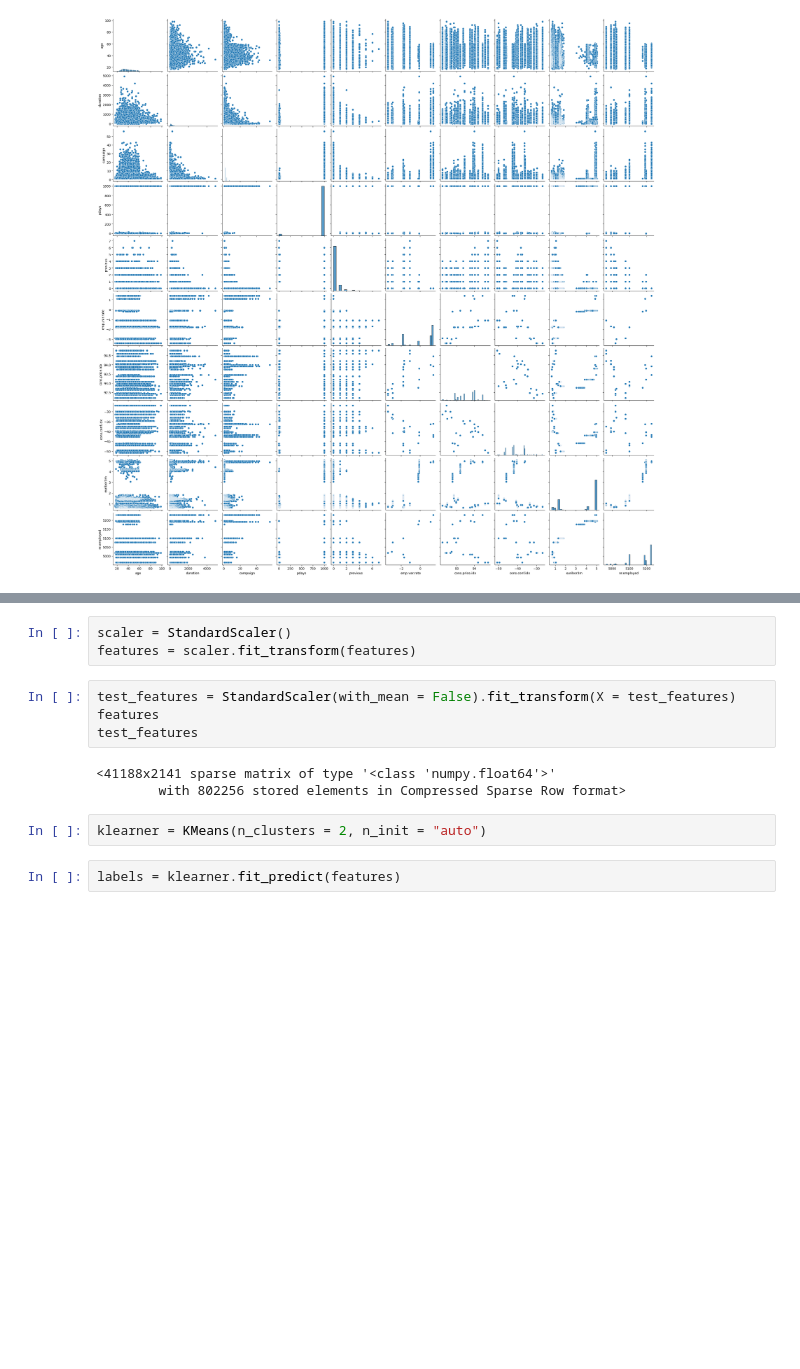
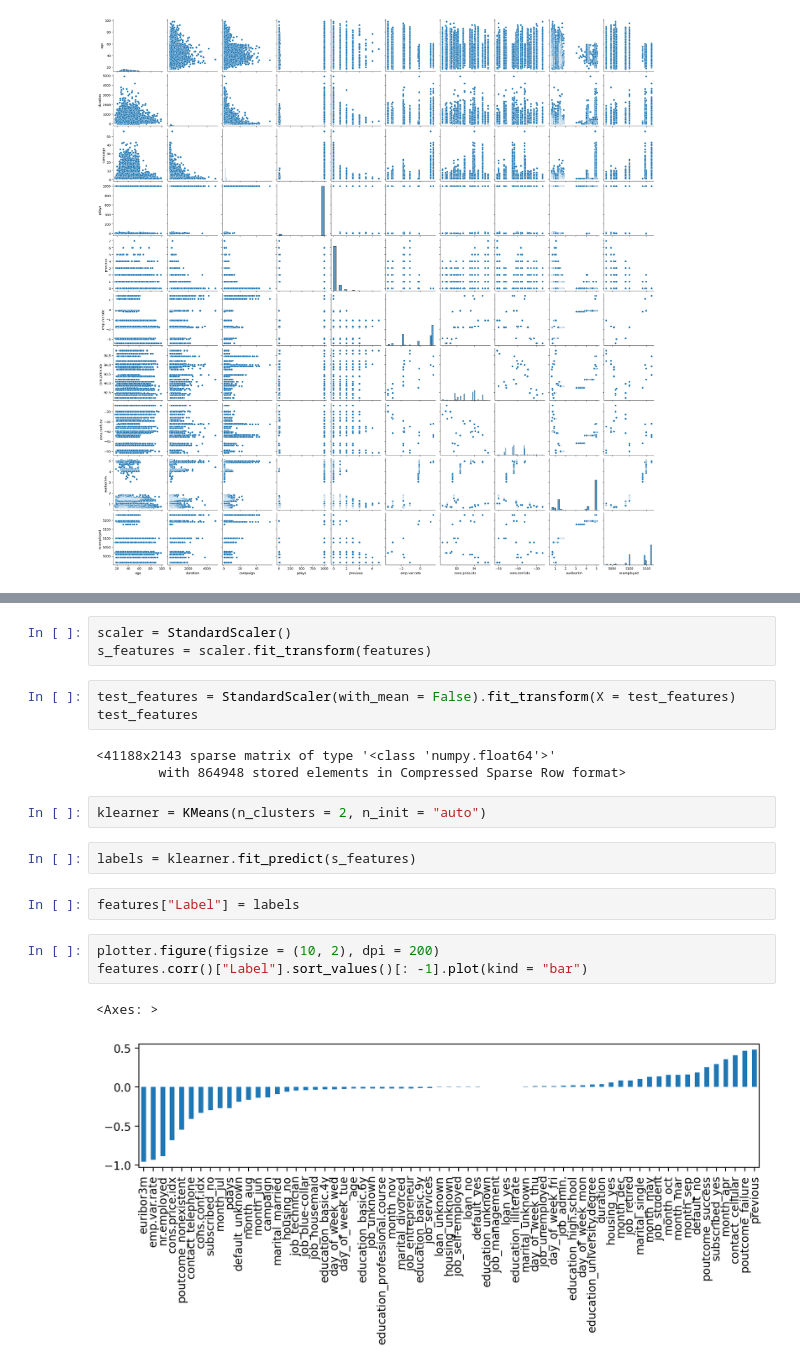
Before and after one commit to NnannaOmoke/km-clustering, a Jupyter notebook: intro.ipynb, the cells around one changed output, grey strips where cells are left out. Cells and saved outputs as stored; diff of their text form; blank space fills up the shorter version.

```diff
--- a/intro.ipynb
+++ b/intro.ipynb
@@ -78,15 +78,22 @@ test_features = encoder.fit_transform(matrix_data)
 features = pan.get_dummies(matrix_data)
 # %%
 scaler = StandardScaler()
-features = scaler.fit_transform(features)
+s_features = scaler.fit_transform(features)
 # %%
 test_features = StandardScaler(with_mean = False).fit_transform(X = test_features)
-features
 test_features
 # %% [output]
-<41188x2141 sparse matrix of type '<class 'numpy.float64'>'
-        with 802256 stored elements in Compressed Sparse Row format>
+<41188x2143 sparse matrix of type '<class 'numpy.float64'>'
+        with 864948 stored elements in Compressed Sparse Row format>
 # %%
 klearner = KMeans(n_clusters = 2, n_init = "auto")
 # %%
-labels = klearner.fit_predict(features)
+labels = klearner.fit_predict(s_features)
+# %%
+features["Label"] = labels
+# %%
+plotter.figure(figsize = (10, 2), dpi = 200)
+features.corr()["Label"].sort_values()[: -1].plot(kind = "bar")
+# %% [output]
+<Axes: >
+[figure, added]
```
Also changed, not shown: parts of 4 cells of this notebook.
